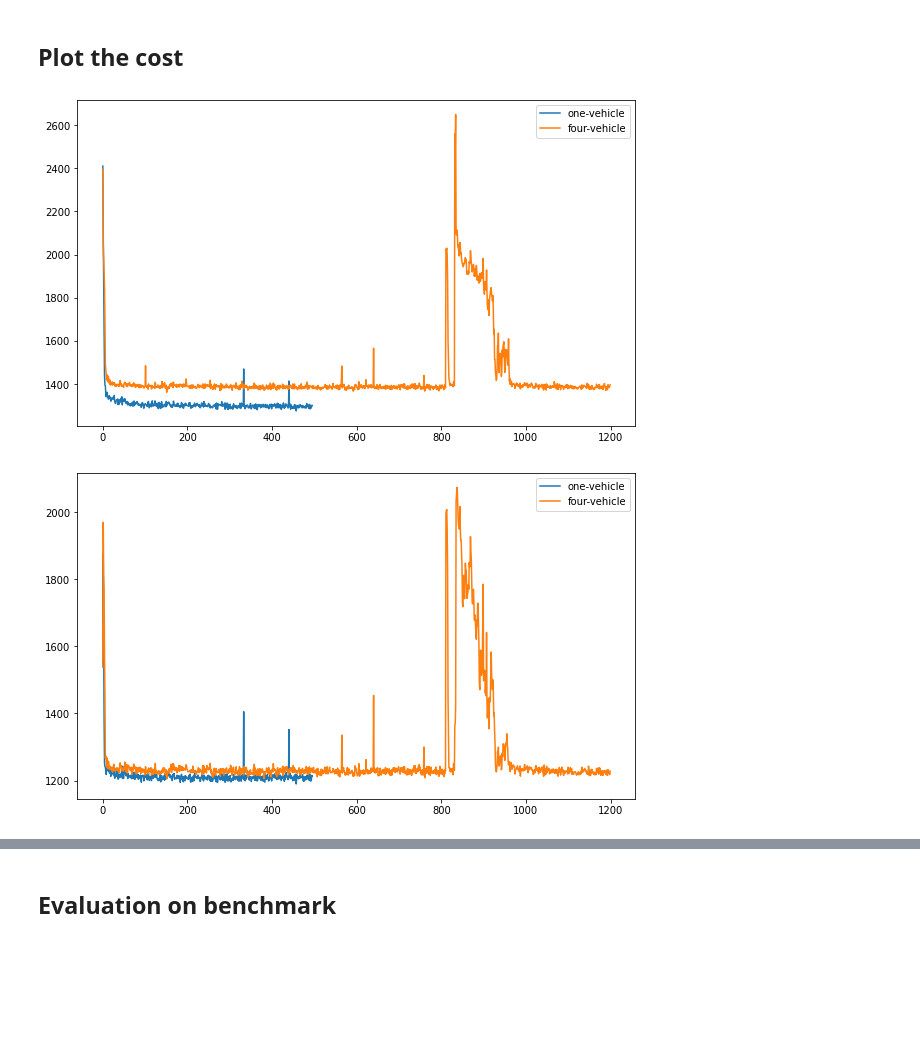
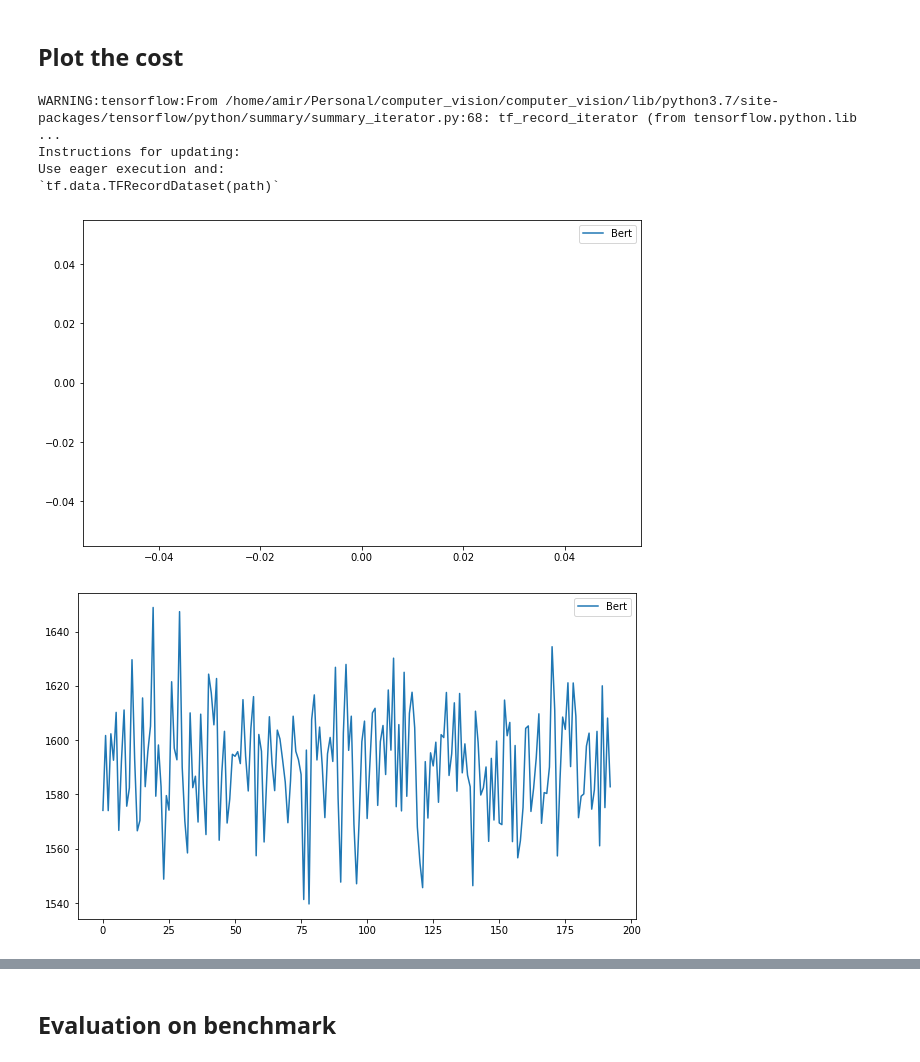
Before and after one commit to amir7697/multi-vehicle_vrp, a Jupyter notebook: evaluation/evaluation.ipynb, the cells around one changed output, grey strips where cells are left out. Cells and saved outputs as stored; diff of their text form; code cells hidden in the pictures; blank space fills up the shorter version.

Commit message:
bert pretraining implemented

```diff
--- a/evaluation/evaluation.ipynb
+++ b/evaluation/evaluation.ipynb
@@ -22,17 +22,16 @@ from problems import CVRP, CVRPTW
 # %% [markdown]
 ## Config
 # %%
-LOG_PATH_LIST = [['trained_models/cvrptw_20/check_effect_of_vehicle_count/one-vehicle/events.out.tfevents.1599408794.sm'],
-                 ['trained_models/cvrptw_20/check_effect_of_vehicle_count/four-vehicle/events.out.tfevents.1599316036.sm'],
+LOG_PATH_LIST = [['trained_models/bert_20/second-test/events.out.tfevents.1603437680.sm'],
                  ]
 
-LOG_NAME_LIST = ['one-vehicle', 'four-vehicle']
+LOG_NAME_LIST = ['Bert', 'four-vehicle']
 
 TRAINED_MODEL_PATH = 'trained_models/cvrptw_20/time-dependant-attention-4/epoch-49.pt'
 TRAINED_MODEL_ARGS_PATH = 'trained_models/cvrptw_20/time-dependant-attention-4/args.json'
-PROBLEM = CVRPTW
+PROBLEM = CVRP
 
-TEST_DATA_SET_PATH = '../data/vrptw/vrptw20_test_seed1111.pkl'
+TEST_DATA_SET_PATH = '../data/vrp/vrp20_test_seed1111.pkl'
 EVALUATION_BATCH_SIZE = 1000
 PLOTTING_SAMPLE_COUNT = 5
 # %% [markdown]
@@ -62,9 +61,13 @@ def plot_cost(log_list, legned_names, label='avg_cost'):
 
 plot_cost(LOG_PATH_LIST, LOG_NAME_LIST)
 # %% [output]
+WARNING:tensorflow:From /home/amir/Personal/computer_vision/computer_vision/lib/python3.7/site-packages/tensorflow/python/summary/summary_iterator.py:68: tf_record_iterator (from tensorflow.python.lib ...
+Instructions for updating:
+Use eager execution and:
+`tf.data.TFRecordDataset(path)`
-[figure, old version]
+[figure, new version]
 # %%
-plot_cost(LOG_PATH_LIST, LOG_NAME_LIST, 'avg_distance_cost')
+plot_cost(LOG_PATH_LIST, LOG_NAME_LIST, 'cost')
 # %% [output]
-[figure, old version]
+[figure, new version]
 # %%
```
Also changed, not shown: parts of 11 cells of this notebook, 8 other files.
